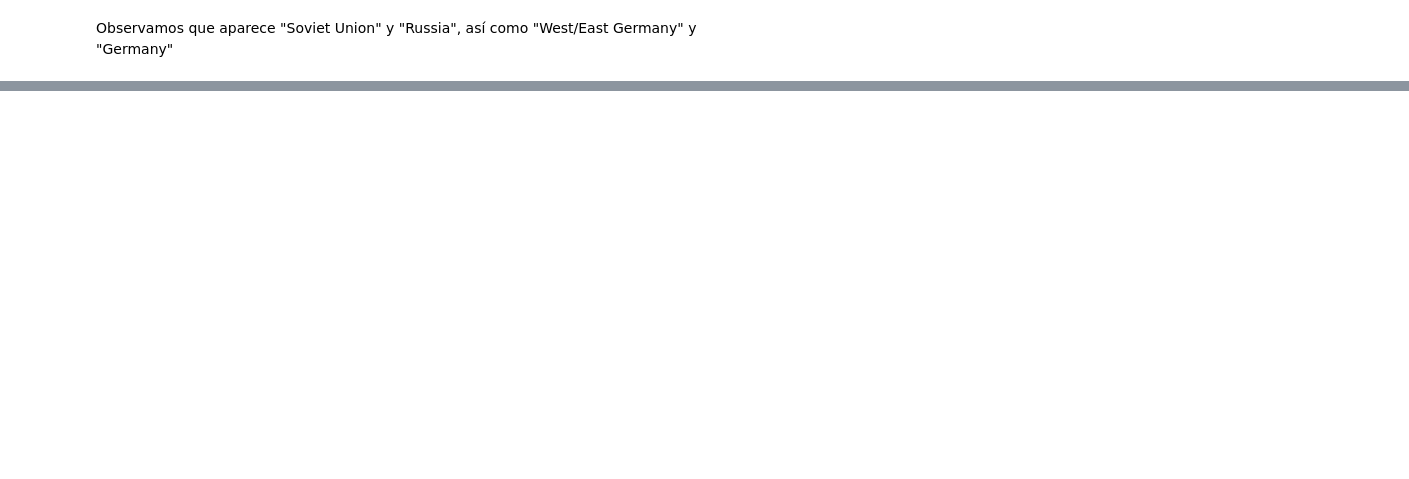
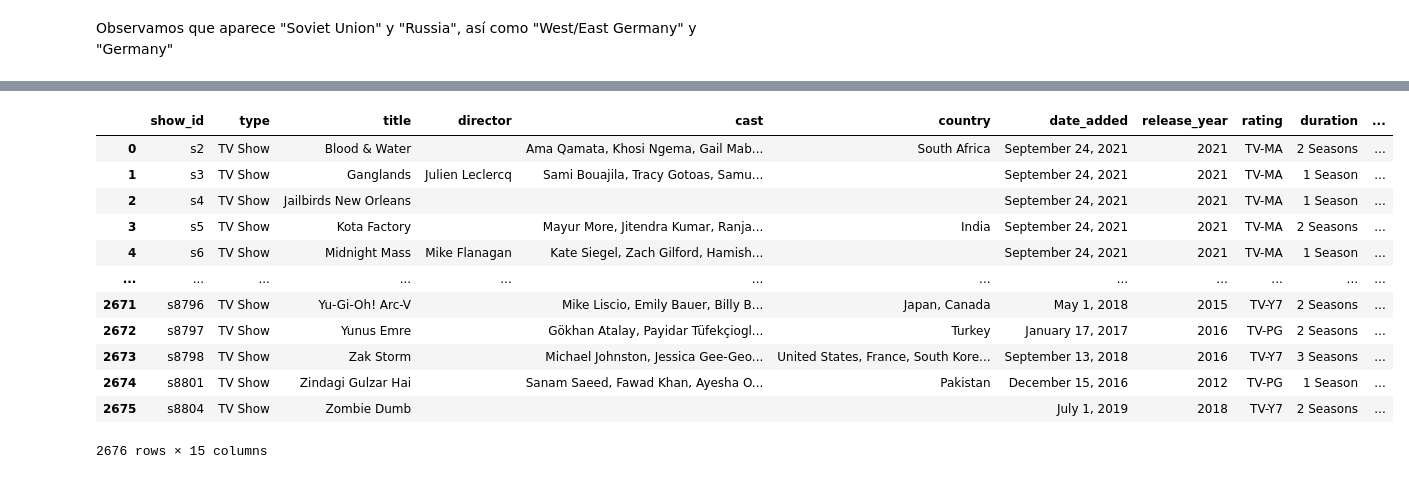
Before and after one commit to rafazamb/DS_PT_PR_SEP22, a Jupyter notebook: 02-Data_analysis/03-Data Preparation/01-Data Cleaning.ipynb, the cells around one changed output, grey strips where cells are left out. Cells and saved outputs as stored; diff of their text form; code cells hidden in the pictures; blank space fills up the shorter version.

```diff
--- a/02-Data_analysis/03-Data Preparation/01-Data Cleaning.ipynb
+++ b/02-Data_analysis/03-Data Preparation/01-Data Cleaning.ipynb
@@ -46,0 +235,3 @@ Podemos optar por dividir el dataset en dos subconjuntos: Movies y Tv Shows
+# %%
+netflix_series = netflix.loc[netflix.type=='TV Show'].reset_index(drop=True)
+netflix_series.head()
@@ -55,2 +323,4 @@ Podemos optar por dividir el dataset en dos subconjuntos: Movies y Tv Shows
 # %%
 # Lo mismo con las seasons
+netflix_series['seasons'] = netflix_series['duration'].str.split(' ',1,expand=True)[0]
+netflix_series.head()
@@ -57,2 +353,4 @@ Podemos optar por dividir el dataset en dos subconjuntos: Movies y Tv Shows
 # %%
 # Cambio de tipo a la duracion
+netflix_movies.length = netflix_movies.length.astype('int')
+netflix_series.seasons = netflix_series.seasons.astype('int')
@@ -73,2 +489,10 @@ Por ejemplo, veamos los países únicos para ver si hay inconsistencias
 # %% [markdown]
 Observamos que aparece "Soviet Union" y "Russia", así como "West/East Germany" y "Germany"
+# %%
+netflix_movies.country = netflix_movies.country.str.replace('Soviet Union','Russia')
+netflix_movies.country = netflix_movies.country.str.replace('West Germany','Germany')
+netflix_movies.country = netflix_movies.country.str.replace('East Germany','Germany')
+
+netflix_series.country = netflix_series.country.str.replace('Soviet Union','Russia')
+netflix_series.country = netflix_series.country.str.replace('West Germany','Germany')
+netflix_series.country = netflix_series.country.str.replace('East Germany','Germany')
@@ -76,0 +520,16 @@ Observamos que aparece "Soviet Union" y "Russia", así como "West/East Germany"
+# %%
+netflix_series
+# %% [output]
+|  | show_id | type | title | director | cast | country | date_added | release_year | rating | duration | ... |
+| 0 | s2 | TV Show | Blood & Water |  | Ama Qamata, Khosi Ngema, Gail Mab... | South Africa | September 24, 2021 | 2021 | TV-MA | 2 Seasons | ... |
+| 1 | s3 | TV Show | Ganglands | Julien Leclercq | Sami Bouajila, Tracy Gotoas, Samu... |  | September 24, 2021 | 2021 | TV-MA | 1 Season | ... |
+| 2 | s4 | TV Show | Jailbirds New Orleans |  |  |  | September 24, 2021 | 2021 | TV-MA | 1 Season | ... |
+| 3 | s5 | TV Show | Kota Factory |  | Mayur More, Jitendra Kumar, Ranja... | India | September 24, 2021 | 2021 | TV-MA | 2 Seasons | ... |
+| 4 | s6 | TV Show | Midnight Mass | Mike Flanagan | Kate Siegel, Zach Gilford, Hamish... |  | September 24, 2021 | 2021 | TV-MA | 1 Season | ... |
+| ... | ... | ... | ... | ... | ... | ... | ... | ... | ... | ... | ... |
+| 2671 | s8796 | TV Show | Yu-Gi-Oh! Arc-V |  | Mike Liscio, Emily Bauer, Billy B... | Japan, Canada | May 1, 2018 | 2015 | TV-Y7 | 2 Seasons | ... |
+| 2672 | s8797 | TV Show | Yunus Emre |  | Gökhan Atalay, Payidar Tüfekçiogl... | Turkey | January 17, 2017 | 2016 | TV-PG | 2 Seasons | ... |
+| 2673 | s8798 | TV Show | Zak Storm |  | Michael Johnston, Jessica Gee-Geo... | United States, France, South Kore... | September 13, 2018 | 2016 | TV-Y7 | 3 Seasons | ... |
+| 2674 | s8801 | TV Show | Zindagi Gulzar Hai |  | Sanam Saeed, Fawad Khan, Ayesha O... | Pakistan | December 15, 2016 | 2012 | TV-PG | 1 Season | ... |
+| 2675 | s8804 | TV Show | Zombie Dumb |  |  |  | July 1, 2019 | 2018 | TV-Y7 | 2 Seasons | ... |
+2676 rows × 15 columns
```
Also changed, not shown: parts of 39 cells of this notebook.
